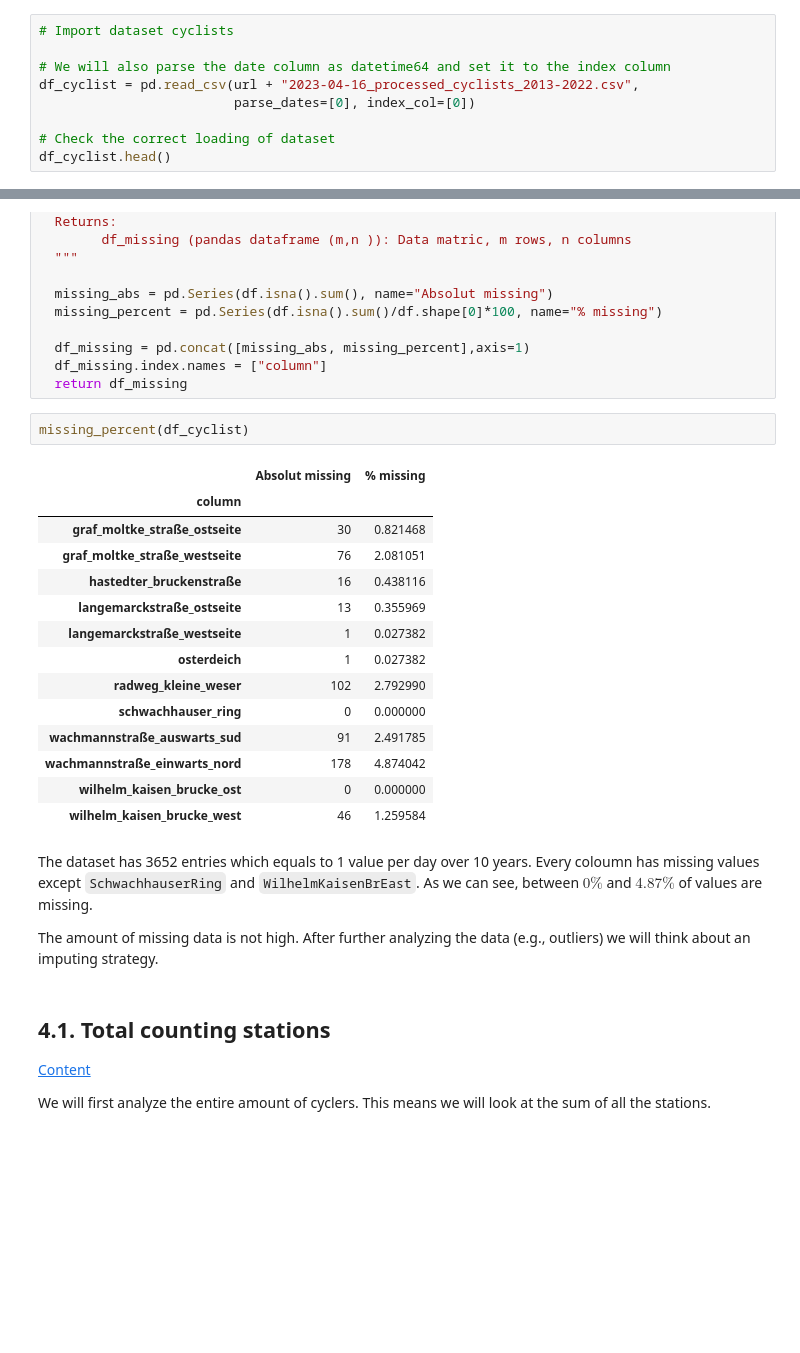
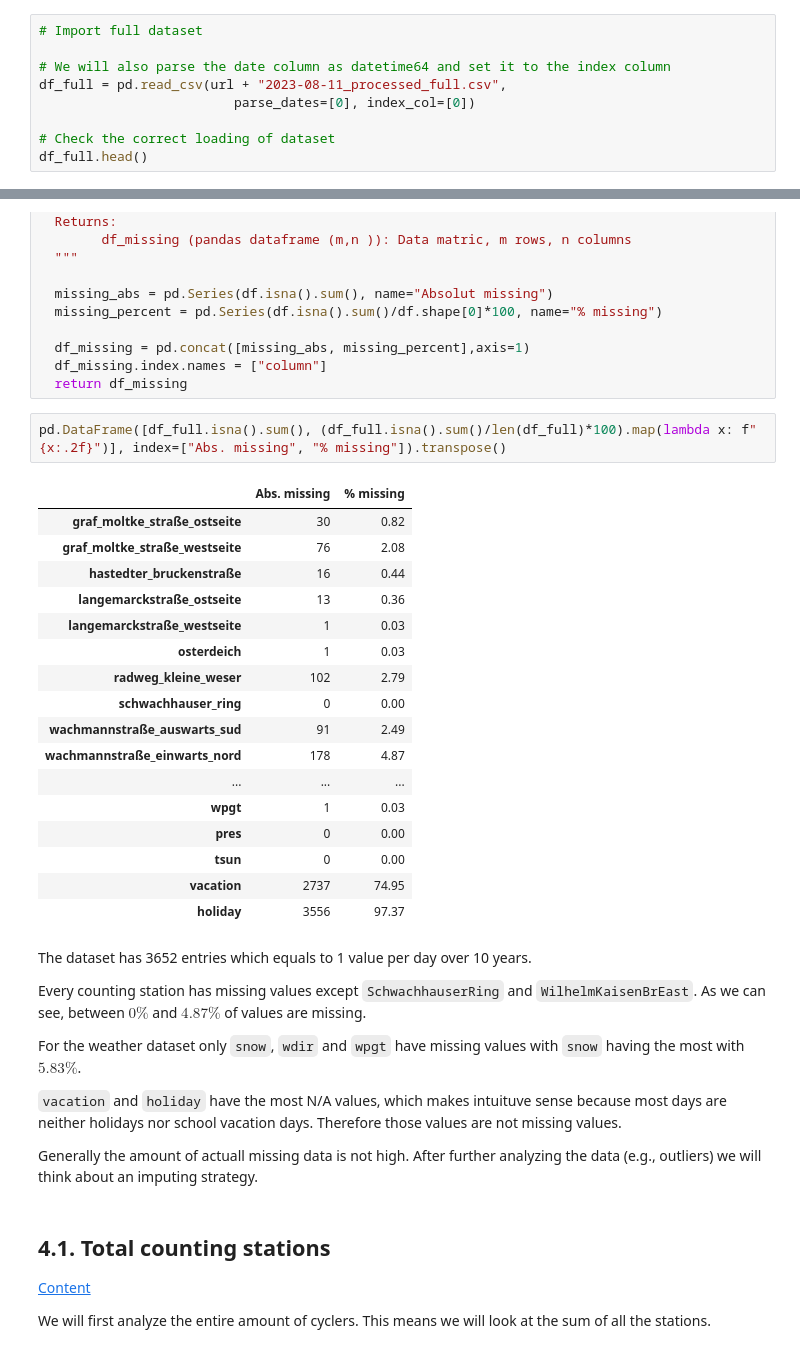
Before and after one commit to Rudinius/Bike_usage_Bremen, a Jupyter notebook: 2_EDA.ipynb, the cells around one changed output, grey strips where cells are left out. Cells and saved outputs as stored; diff of their text form; blank space fills up the shorter version.

```diff
--- a/2_EDA.ipynb
+++ b/2_EDA.ipynb
@@ -88,14 +87,14 @@ Next, we will import the processed dataset from [1_Data_Prep](../Bike_usage_Brem
 # Set base url
 url = "https://raw.githubusercontent.com/Rudinius/Bike_usage_Bremen/main/data/"
 # %%
-# Import dataset cyclists
+# Import full dataset
 
 # We will also parse the date column as datetime64 and set it to the index column
-df_cyclist = pd.read_csv(url + "2023-04-16_processed_cyclists_2013-2022.csv",
+df_full = pd.read_csv(url + "2023-08-11_processed_full.csv",
                          parse_dates=[0], index_col=[0])
 
 # Check the correct loading of dataset
-df_cyclist.head()
+df_full.head()
 # %% [output]
 |  | graf_moltke_straße_ostseite | graf_moltke_straße_westseite | hastedter_bruckenstraße | langemarckstraße_ostseite | ... |
 | date |  |  |  |  | ... |
@@ -322,26 +188,35 @@ def missing_percent(df):
   df_missing.index.names = ["column"]
   return df_missing
 # %%
-missing_percent(df_cyclist)
+pd.DataFrame([df_full.isna().sum(), (df_full.isna().sum()/len(df_full)*100).map(lambda x: f"{x:.2f}")], index=["Abs. missing", "% missing"]).transpose()
 # %% [output]
-|  | Absolut missing | % missing |
-| column |  |  |
-| graf_moltke_straße_ostseite | 30 | 0.821468 |
-| graf_moltke_straße_westseite | 76 | 2.081051 |
-| hastedter_bruckenstraße | 16 | 0.438116 |
-| langemarckstraße_ostseite | 13 | 0.355969 |
-| langemarckstraße_westseite | 1 | 0.027382 |
-| osterdeich | 1 | 0.027382 |
-| radweg_kleine_weser | 102 | 2.792990 |
-| schwachhauser_ring | 0 | 0.000000 |
-| wachmannstraße_auswarts_sud | 91 | 2.491785 |
-| wachmannstraße_einwarts_nord | 178 | 4.874042 |
-| wilhelm_kaisen_brucke_ost | 0 | 0.000000 |
-| wilhelm_kaisen_brucke_west | 46 | 1.259584 |
+|  | Abs. missing | % missing |
+| graf_moltke_straße_ostseite | 30 | 0.82 |
+| graf_moltke_straße_westseite | 76 | 2.08 |
+| hastedter_bruckenstraße | 16 | 0.44 |
+| langemarckstraße_ostseite | 13 | 0.36 |
+| langemarckstraße_westseite | 1 | 0.03 |
+| osterdeich | 1 | 0.03 |
+| radweg_kleine_weser | 102 | 2.79 |
+| schwachhauser_ring | 0 | 0.00 |
+| wachmannstraße_auswarts_sud | 91 | 2.49 |
+| wachmannstraße_einwarts_nord | 178 | 4.87 |
+| ... | ... | ... |
+| wpgt | 1 | 0.03 |
+| pres | 0 | 0.00 |
+| tsun | 0 | 0.00 |
+| vacation | 2737 | 74.95 |
+| holiday | 3556 | 97.37 |
 # %% [markdown]
-The dataset has 3652 entries which equals to 1 value per day over 10 years. Every coloumn has missing values except `SchwachhauserRing` and `WilhelmKaisenBrEast`. As we can see, between $0\%$ and $4.87\%$ of values are missing.
+The dataset has 3652 entries which equals to 1 value per day over 10 years.
 
-The amount of missing data is not high. After further analyzing the data (e.g., outliers) we will think about an imputing strategy.
+Every counting station has missing values except `SchwachhauserRing` and `WilhelmKaisenBrEast`. As we can see, between $0\%$ and $4.87\%$ of values are missing.
+
+For the weather dataset only `snow`, `wdir` and `wpgt` have missing values with `snow` having the most with $5.83\%$.
+
+`vacation` and `holiday` have the most N/A values, which makes intuituve sense because most days are neither holidays nor school vacation days. Therefore those values are not missing values.
+
+Generally the amount of actuall missing data is not high. After further analyzing the data (e.g., outliers) we will think about an imputing strategy.
 # %% [markdown]
 <a name="4.1."></a>
 ## 4.1. Total counting stations
```
Also changed, not shown: parts of 12 cells of this notebook.
